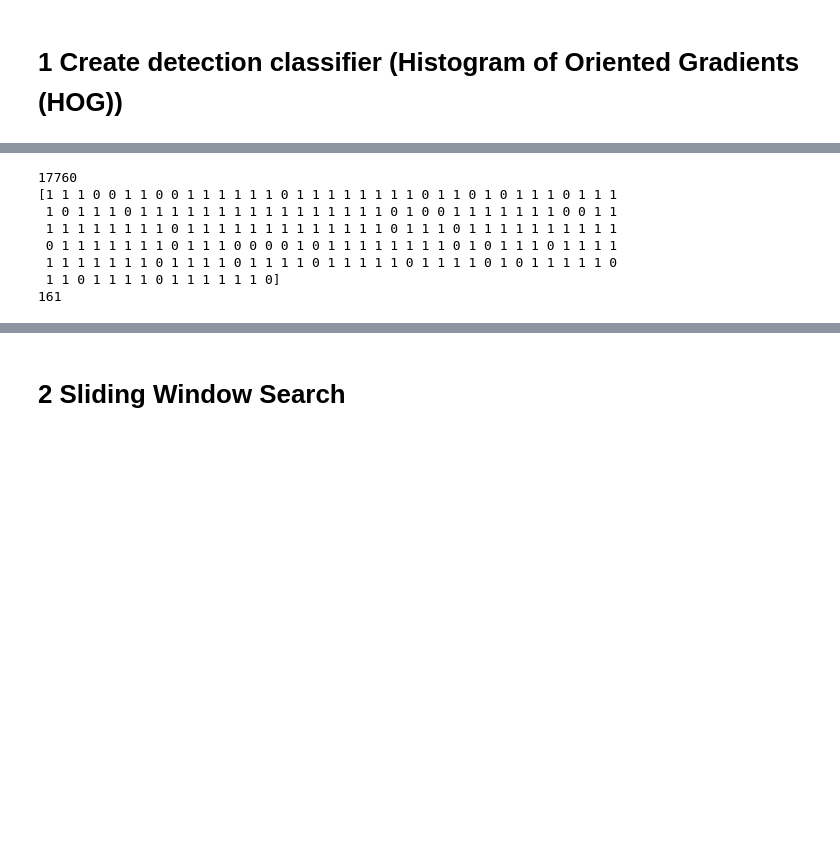
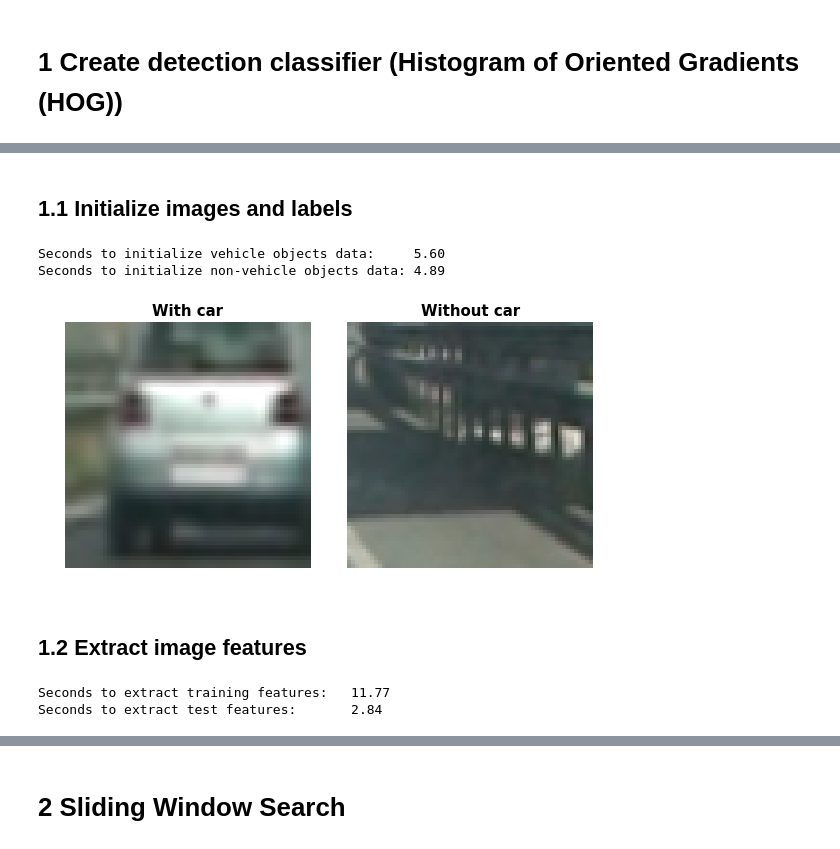
Before and after one commit to Wolfgang90/vehicleTracking, a Jupyter notebook: vehicle_detection_and_tracking.ipynb, the cells around one changed output, grey strips where cells are left out. Drawn from its saved outputs; the diff is of its cells as text; code cells hidden in the pictures; blank space fills up the shorter version.

```diff
--- a/vehicle_detection_and_tracking.ipynb
+++ b/vehicle_detection_and_tracking.ipynb
@@ -395,6 +103,0 @@ print(y[0:100])
-# %%
-# Split up data into randomized training and test sets
-rand_state = np.random.randint(0, 100)
-
-X_train, X_test, y_train, y_test = train_test_split(
-    X, y, test_size=0.2, random_state=rand_state)
@@ -477,14 +104,2 @@ test_features = X_scaler.transform(X)
-# %%
-result = svc.predict(test_features)
-print(len(result))
-print(result[:200])
-print(np.sum(result[:200]))
-# %% [output]
-17760
-[1 1 1 0 0 1 1 0 0 1 1 1 1 1 1 0 1 1 1 1 1 1 1 1 0 1 1 0 1 0 1 1 1 0 1 1 1
- 1 0 1 1 1 0 1 1 1 1 1 1 1 1 1 1 1 1 1 1 1 1 0 1 0 0 1 1 1 1 1 1 1 0 0 1 1
- 1 1 1 1 1 1 1 1 0 1 1 1 1 1 1 1 1 1 1 1 1 1 0 1 1 1 0 1 1 1 1 1 1 1 1 1 1
- 0 1 1 1 1 1 1 1 0 1 1 1 0 0 0 0 1 0 1 1 1 1 1 1 1 1 0 1 0 1 1 1 0 1 1 1 1
- 1 1 1 1 1 1 1 0 1 1 1 1 0 1 1 1 1 0 1 1 1 1 1 0 1 1 1 1 0 1 0 1 1 1 1 1 0
- 1 1 0 1 1 1 1 0 1 1 1 1 1 1 0]
-161
+# %% [markdown]
+## 1.1 Initialize images and labels
@@ -490,0 +170,38 @@ print(np.sum(result[:200]))
+# %%
+# Get all image folders for vehicle and non-vehicle images
+vehicles_folders = glob.glob('labeled_data/vehicles/*')
+non_vehicles_folders = glob.glob('labeled_data/non-vehicles/*')
+
+# Initialize training and test data for vehicle objects
+t1 = time.time()
+X_train_veh, X_test_veh, y_train_veh, y_test_veh = generate_train_test(vehicles_folders,1)
+t2 = time.time()
+print("Seconds to initialize vehicle objects data:\t{:.2f}".format(t2-t1))
+
+
+# Initialize training and test data for non-vehicle objects (unlike with vehicle objects randomized
+# train-test-split works well)
+t1 = time.time()
+non_vehicles_names = glob.glob('labeled_data/non-vehicles/*/*.png')
+non_vehicle_X = np.array([mpimg.imread(image_path) for image_path in non_vehicles_names])
+non_vehicle_y = np.zeros(non_vehicle_X.shape[0])
+X_train_non_veh, X_test_non_veh, y_train_non_veh, y_test_non_veh = train_test_split(non_vehicle_X,
+                                                                                    non_vehicle_y,
+                                                                                    test_size = test_size)
+t2 = time.time()
+print("Seconds to initialize non-vehicle objects data:\t{:.2f}".format(t2-t1))
+# %% [output]
+Seconds to initialize vehicle objects data:     5.60
+Seconds to initialize non-vehicle objects data: 4.89
+# %%
+# Display a sample image for vehicle and non-vehicle image
+imgs = (X_train_veh[100], X_train_non_veh[100])
+cmaps = (None,None)
+headings = ("With car","Without car")
+save_path = "output_images/01_classifier_images"
+
+# Plot and save comparison of example images
+plot_and_save_n_images(imgs, cmaps, headings, save = True, save_path = save_path,
+                       images_per_column = 1, images_per_line = 2, figw = 8, figh = 4)
+# %% [output]
+[figure, added]
@@ -490,0 +218,2 @@ print(np.sum(result[:200]))
+# %% [markdown]
+## 1.2 Extract image features
@@ -490,0 +285,17 @@ print(np.sum(result[:200]))
+# %%
+# Extract features for train images
+t1 = time.time()
+X_train_feat = extract_features(X_train, color_space, orient, pix_per_cell, cell_per_block, hog_channel,
+                                classifier_shape)
+t2 = time.time()
+print("Seconds to extract training features:\t{:.2f}".format(t2-t1))
+
+# Extract features for test images
+t1 = time.time()
+X_test_feat = extract_features(X_test, color_space, orient, pix_per_cell, cell_per_block, hog_channel,
+                               classifier_shape)
+t2 = time.time()
+print("Seconds to extract test features:\t{:.2f}".format(t2-t1))
+# %% [output]
+Seconds to extract training features:   11.77
+Seconds to extract test features:       2.84
```
Also changed, not shown: parts of 108 cells of this notebook, 12 other files.
